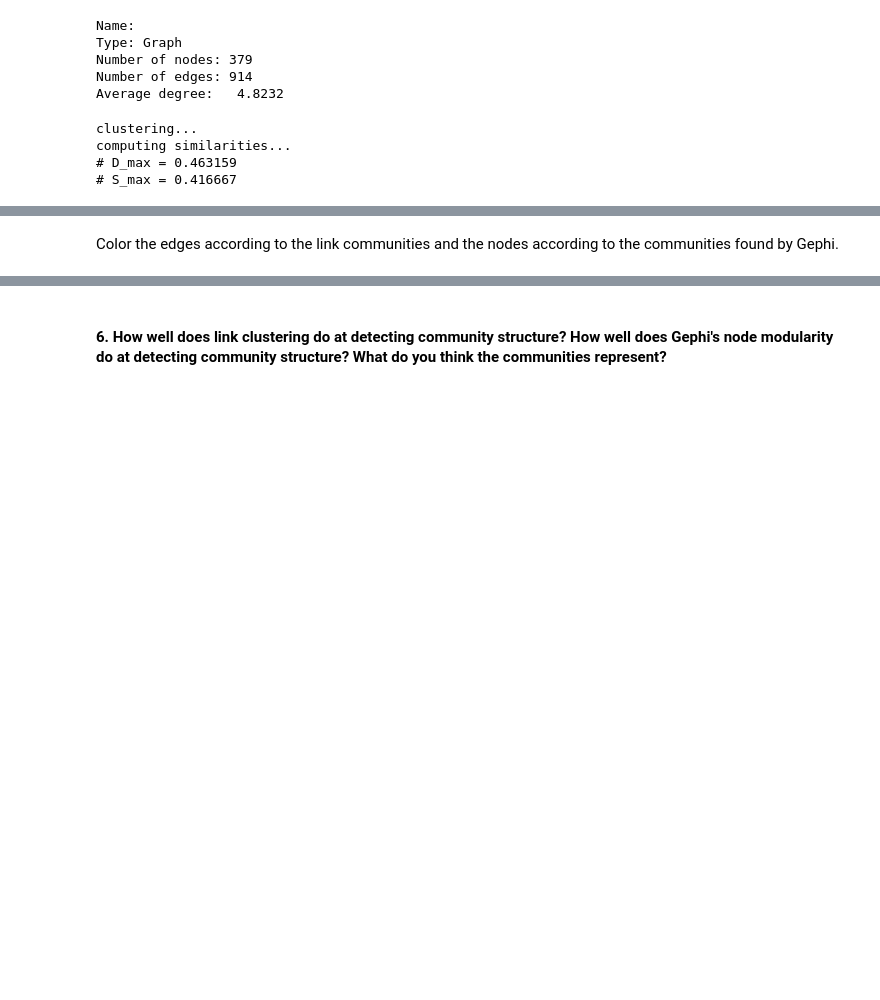
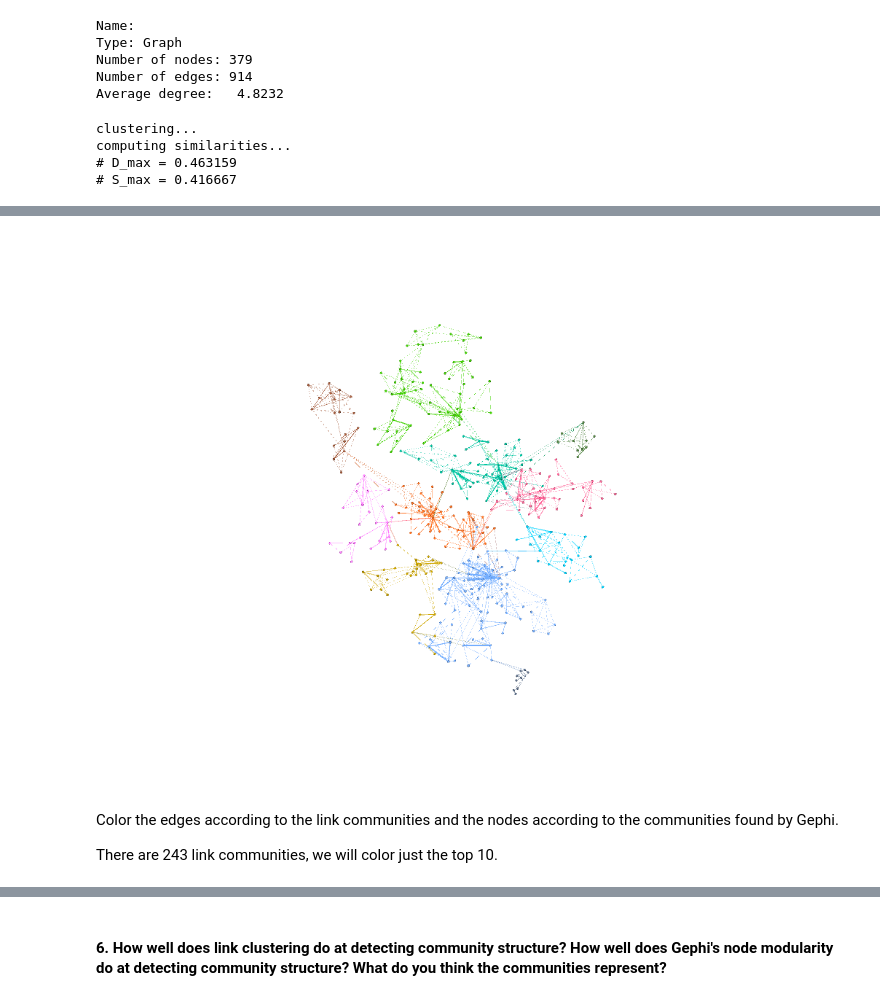
Before and after one commit to muftring/iu-netsci, a Jupyter notebook: week-08/w08_link-communities_uftring_michael.ipynb, the cells around one changed output, grey strips where cells are left out. Drawn from its saved outputs; the diff is of its cells as text; code cells hidden in the pictures; blank space fills up the shorter version.

```diff
--- a/week-08/w08_link-communities_uftring_michael.ipynb
+++ b/week-08/w08_link-communities_uftring_michael.ipynb
@@ -295,5 +323,9 @@ Run the modularity command to generate communities for the nodes.
 # %%
-Image=(filename="TBD.png")
+Image(filename="screenshot_105125.png")
+# %% [output]
+[figure, added]
 # %% [markdown]
 Color the edges according to the link communities and the nodes according to the communities found by Gephi.
+
+There are 243 link communities, we will color just the top 10.
 # %%
```
Also changed, not shown: parts of 25 cells of this notebook, 8 other files.
